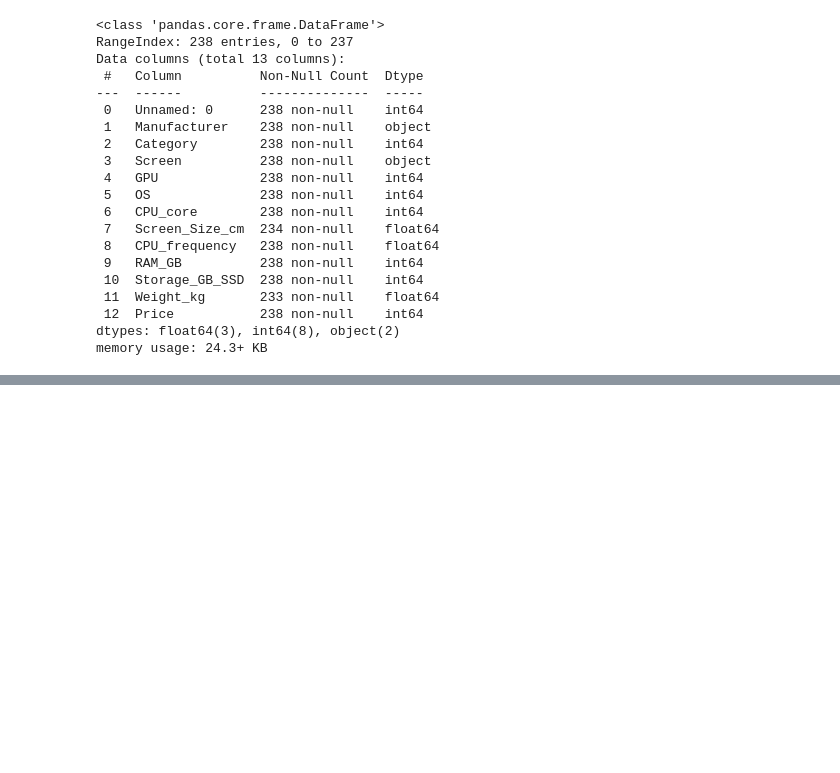
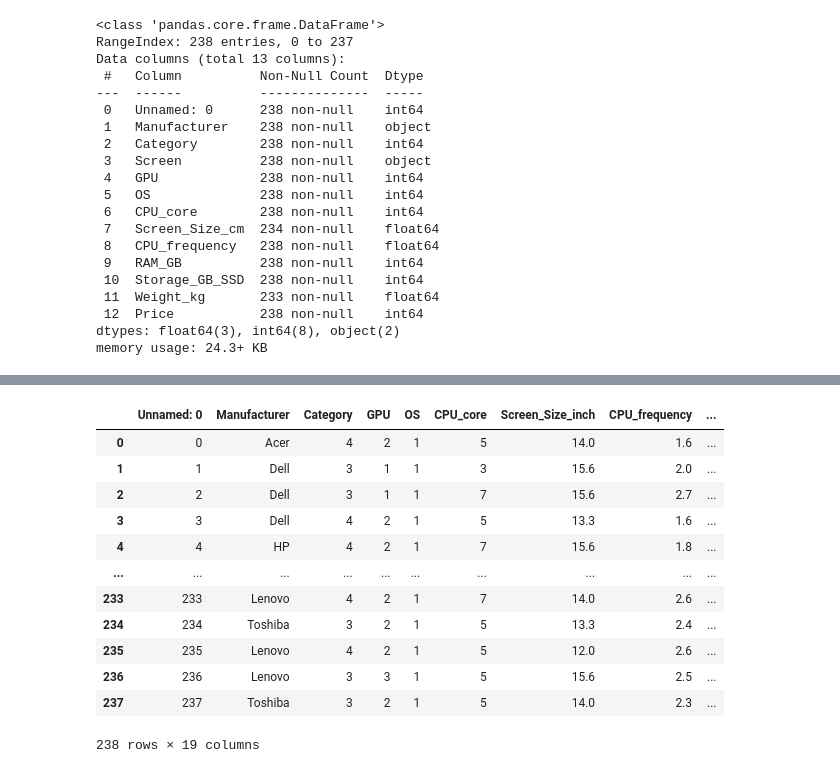
Before and after one commit to Hasan082/Data-Analysis, a Jupyter notebook: DataWrangling/laptop_pricing_dataset_wrangling.ipynb, the cells around one changed output, grey strips where cells are left out. Drawn from its saved outputs; the diff is of its cells as text; code cells hidden in the pictures; blank space fills up the shorter version.

```diff
--- a/DataWrangling/laptop_pricing_dataset_wrangling.ipynb
+++ b/DataWrangling/laptop_pricing_dataset_wrangling.ipynb
@@ -119,0 +190,21 @@ memory usage: 24.3+ KB
+# %%
+# INDICATOR VARIABLE IS "Screen"
+dummy_var_1 = pd.get_dummies(df["Screen"])
+dummy_var_1.rename(columns={"IPS Panel":"Screen-IPS_Panel", "Full HD":"Screen-Full_HD"}, inplace=True)
+df = pd.concat([df, dummy_var_1], axis=1)
+df.drop("Screen", axis=1, inplace=True)
+df
+# %% [output]
+|  | Unnamed: 0 | Manufacturer | Category | GPU | OS | CPU_core | Screen_Size_inch | CPU_frequency | ... |
+| 0 | 0 | Acer | 4 | 2 | 1 | 5 | 14.0 | 1.6 | ... |
+| 1 | 1 | Dell | 3 | 1 | 1 | 3 | 15.6 | 2.0 | ... |
+| 2 | 2 | Dell | 3 | 1 | 1 | 7 | 15.6 | 2.7 | ... |
+| 3 | 3 | Dell | 4 | 2 | 1 | 5 | 13.3 | 1.6 | ... |
+| 4 | 4 | HP | 4 | 2 | 1 | 7 | 15.6 | 1.8 | ... |
+| ... | ... | ... | ... | ... | ... | ... | ... | ... | ... |
+| 233 | 233 | Lenovo | 4 | 2 | 1 | 7 | 14.0 | 2.6 | ... |
+| 234 | 234 | Toshiba | 3 | 2 | 1 | 5 | 13.3 | 2.4 | ... |
+| 235 | 235 | Lenovo | 4 | 2 | 1 | 5 | 12.0 | 2.6 | ... |
+| 236 | 236 | Lenovo | 3 | 3 | 1 | 5 | 15.6 | 2.5 | ... |
+| 237 | 237 | Toshiba | 3 | 2 | 1 | 5 | 14.0 | 2.3 | ... |
+238 rows × 19 columns
```
Also changed, not shown: parts of 17 cells of this notebook, 1 other file.
